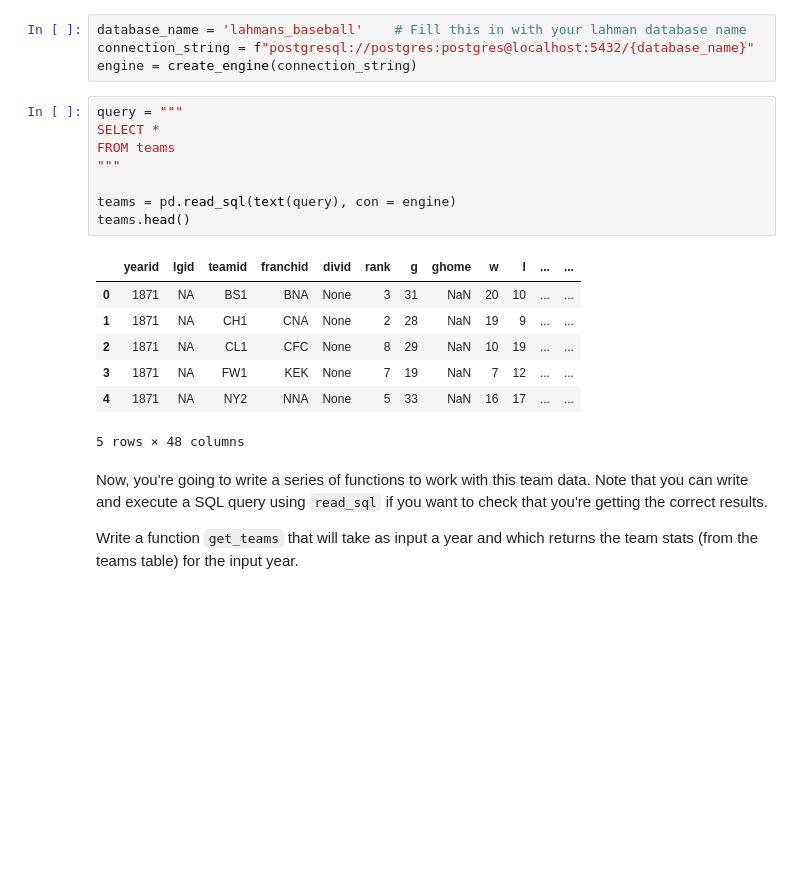
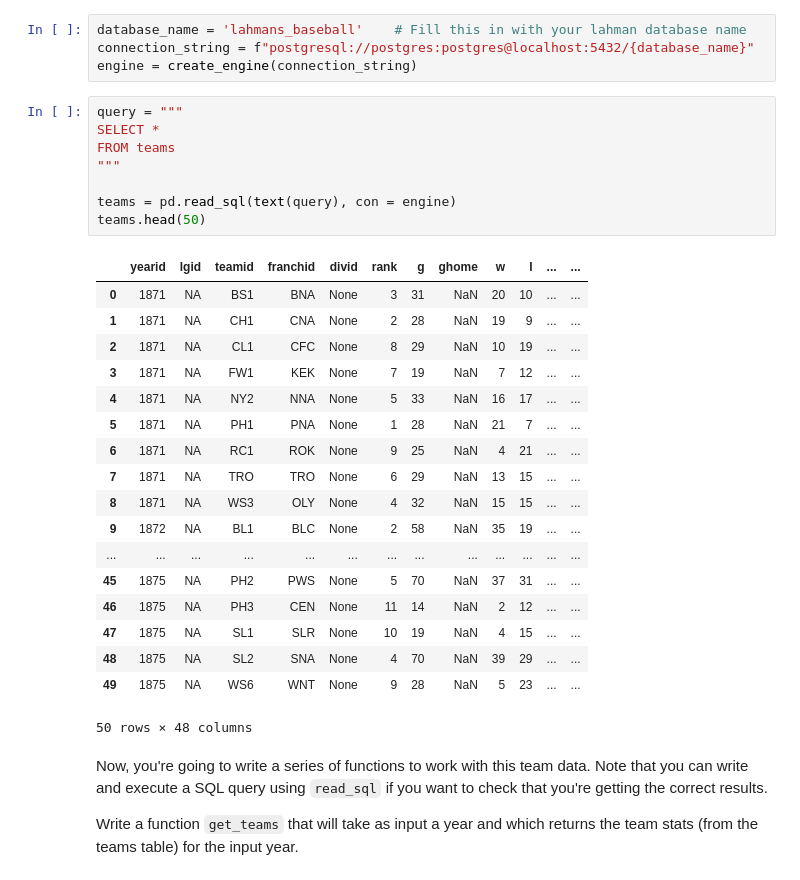
Before and after one commit to NSS-Data-Analytics-Cohort-10/loops-and-functions-elisianguyen, a Jupyter notebook: notebooks/Loops_and_Functions_Practice_DA10.ipynb, the cells around one changed output. Cells and saved outputs as stored; diff of their text form; blank space fills up the shorter version.

```diff
--- a/notebooks/Loops_and_Functions_Practice_DA10.ipynb
+++ b/notebooks/Loops_and_Functions_Practice_DA10.ipynb
@@ -188,19 +136,30 @@ engine = create_engine(connection_string)
 # %%
 query = """
 SELECT *
 FROM teams
 """
 
 teams = pd.read_sql(text(query), con = engine)
-teams.head()
+teams.head(50)
 # %% [output]
 |  | yearid | lgid | teamid | franchid | divid | rank | g | ghome | w | l | ... | ... |
 | 0 | 1871 | NA | BS1 | BNA | None | 3 | 31 | NaN | 20 | 10 | ... | ... |
 | 1 | 1871 | NA | CH1 | CNA | None | 2 | 28 | NaN | 19 | 9 | ... | ... |
 | 2 | 1871 | NA | CL1 | CFC | None | 8 | 29 | NaN | 10 | 19 | ... | ... |
 | 3 | 1871 | NA | FW1 | KEK | None | 7 | 19 | NaN | 7 | 12 | ... | ... |
 | 4 | 1871 | NA | NY2 | NNA | None | 5 | 33 | NaN | 16 | 17 | ... | ... |
+| 5 | 1871 | NA | PH1 | PNA | None | 1 | 28 | NaN | 21 | 7 | ... | ... |
+| 6 | 1871 | NA | RC1 | ROK | None | 9 | 25 | NaN | 4 | 21 | ... | ... |
+| 7 | 1871 | NA | TRO | TRO | None | 6 | 29 | NaN | 13 | 15 | ... | ... |
+| 8 | 1871 | NA | WS3 | OLY | None | 4 | 32 | NaN | 15 | 15 | ... | ... |
+| 9 | 1872 | NA | BL1 | BLC | None | 2 | 58 | NaN | 35 | 19 | ... | ... |
+| ... | ... | ... | ... | ... | ... | ... | ... | ... | ... | ... | ... | ... |
+| 45 | 1875 | NA | PH2 | PWS | None | 5 | 70 | NaN | 37 | 31 | ... | ... |
+| 46 | 1875 | NA | PH3 | CEN | None | 11 | 14 | NaN | 2 | 12 | ... | ... |
+| 47 | 1875 | NA | SL1 | SLR | None | 10 | 19 | NaN | 4 | 15 | ... | ... |
+| 48 | 1875 | NA | SL2 | SNA | None | 4 | 70 | NaN | 39 | 29 | ... | ... |
+| 49 | 1875 | NA | WS6 | WNT | None | 9 | 28 | NaN | 5 | 23 | ... | ... |
-5 rows × 48 columns
+50 rows × 48 columns
 # %% [markdown]
 Now, you're going to write a series of functions to work with this team data. Note that you can write and execute a SQL query using `read_sql` if you want to check that you're getting the correct results.
 
```
Also changed, not shown: parts of 25 cells of this notebook.
